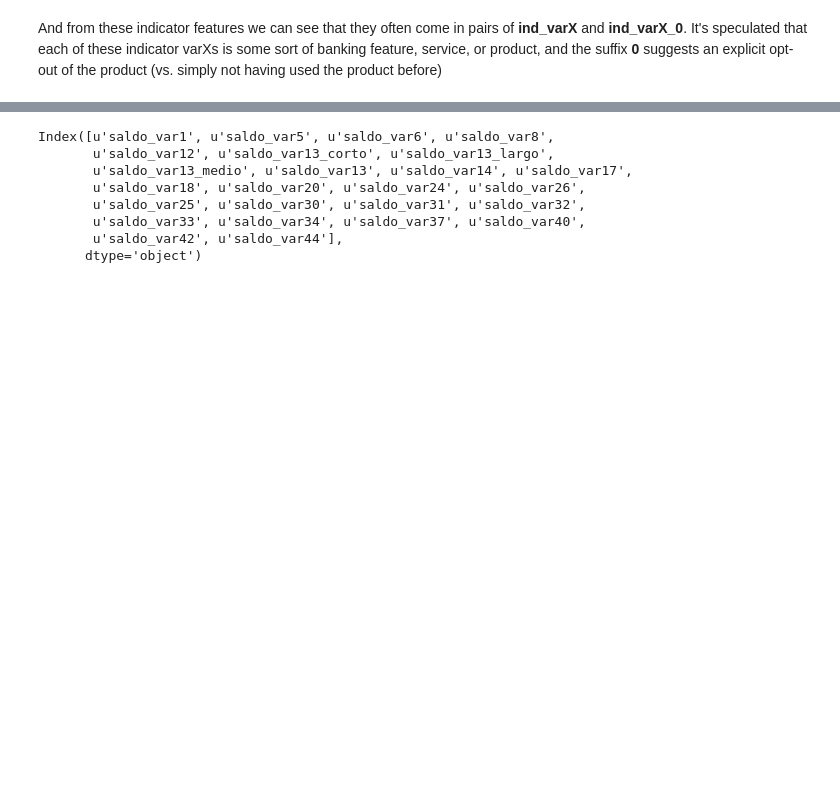
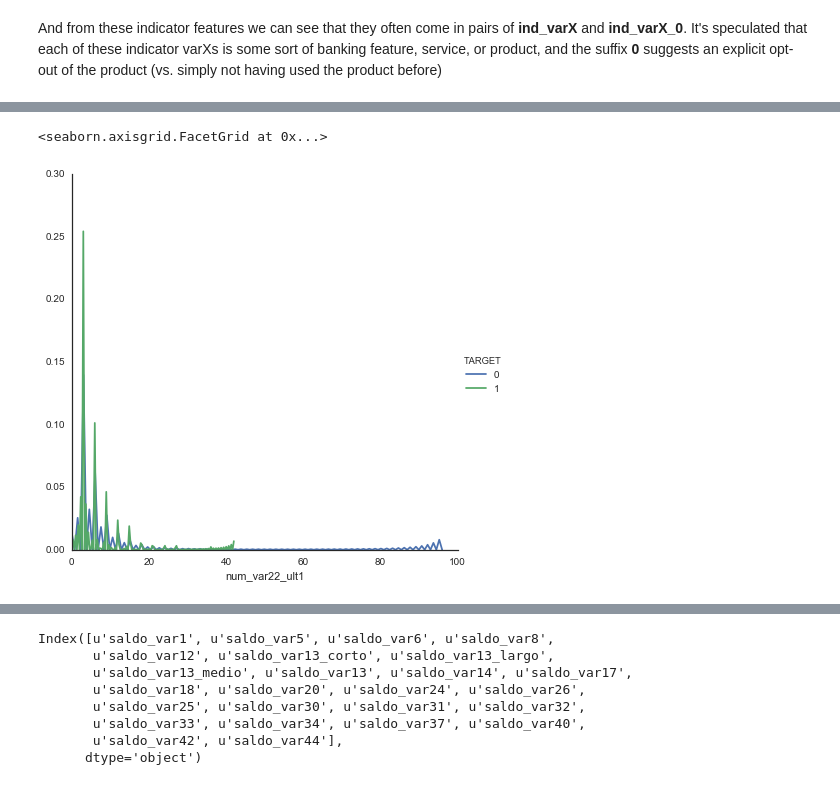
Before and after one commit to sketchychen/kaggle_santander, a Jupyter notebook: kaggle_santander_draft.ipynb, the cells around one changed output, grey strips where cells are left out. Cells and saved outputs as stored; diff of their text form; code cells hidden in the pictures; blank space fills up the shorter version.

```diff
--- a/kaggle_santander_draft.ipynb
+++ b/kaggle_santander_draft.ipynb
@@ -405,0 +409,5 @@ sns.FacetGrid(santrainder, hue='TARGET', size=6).map(sns.kdeplot, 'num_var4').ad
+# %%
+sns.FacetGrid(santrainder, hue='TARGET', size=6).map(sns.kdeplot, 'num_var22_ult1').add_legend()
+# %% [output]
+<seaborn.axisgrid.FacetGrid at 0x...>
+[figure, added]
```
Also changed, not shown: parts of 57 cells of this notebook.
